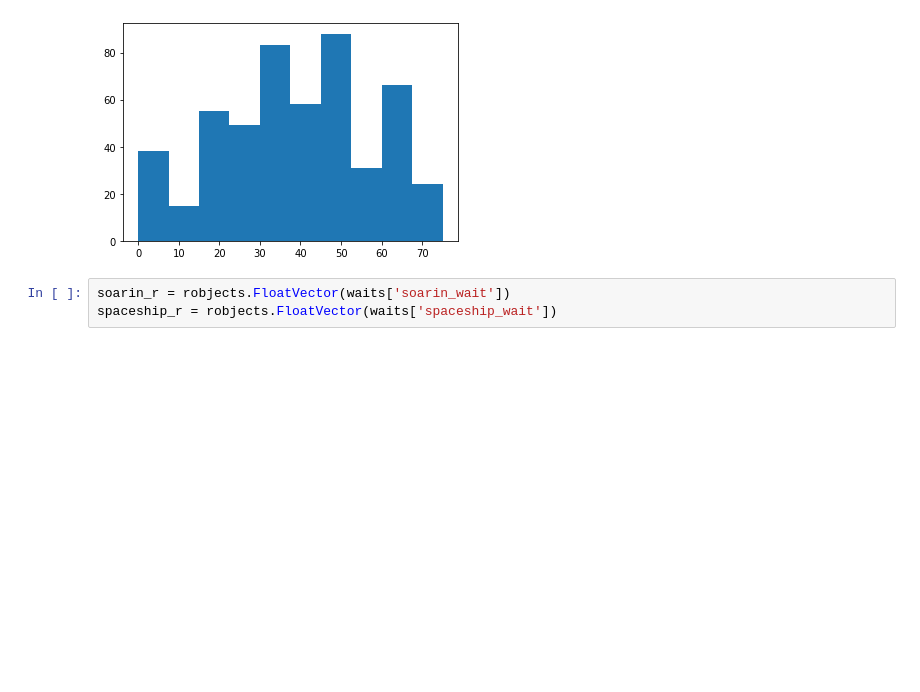
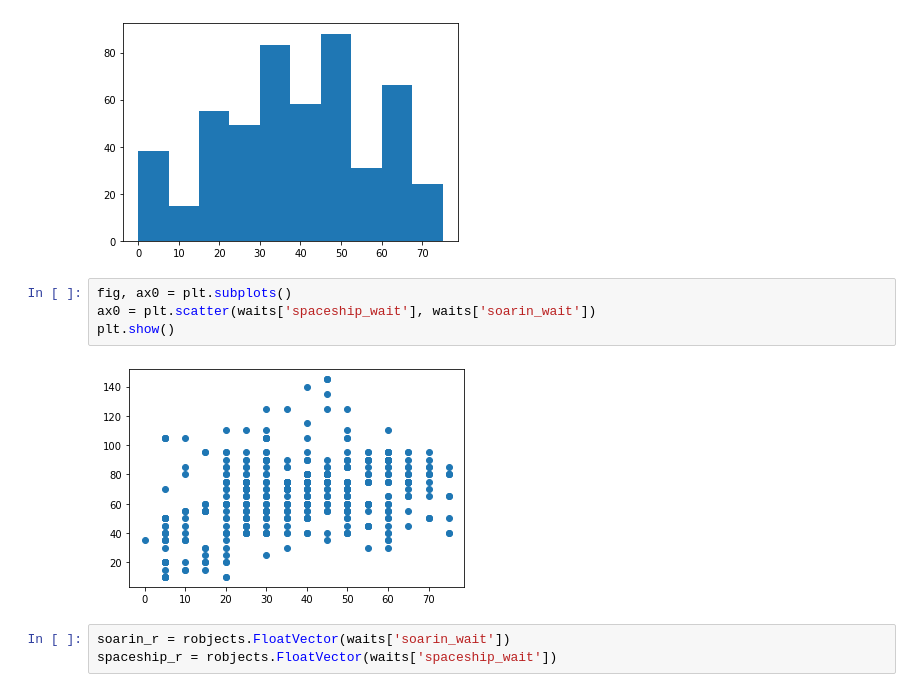
Before and after one commit to dataesilva/EMAT22110, a Jupyter notebook: demos/Disney Wait Times.ipynb, the cells around one changed output. Cells and saved outputs as stored; diff of their text form; blank space fills up the shorter version.

```diff
--- a/demos/Disney Wait Times.ipynb
+++ b/demos/Disney Wait Times.ipynb
@@ -60,6 +60,12 @@ waits = waits.replace(-999.0, np.nan)
 spaceship_hist = plt.hist(waits['spaceship_wait'])
 # %% [output]
 [figure]
+# %%
+fig, ax0 = plt.subplots()
+ax0 = plt.scatter(waits['spaceship_wait'], waits['soarin_wait'])
+plt.show()
+# %% [output]
+[figure, added]
 # %%
 soarin_r = robjects.FloatVector(waits['soarin_wait'])
 spaceship_r = robjects.FloatVector(waits['spaceship_wait'])
```
Also changed, not shown: parts of 6 cells of this notebook.
